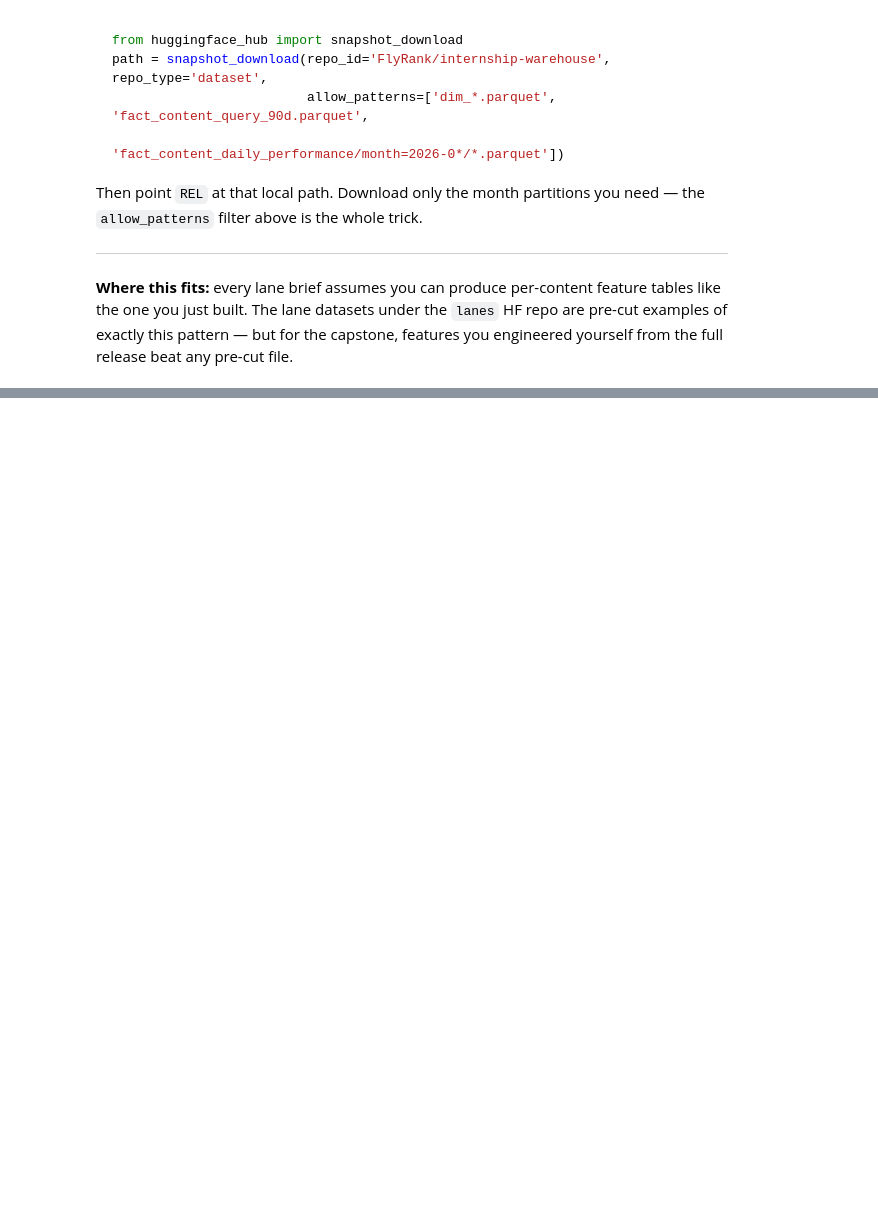
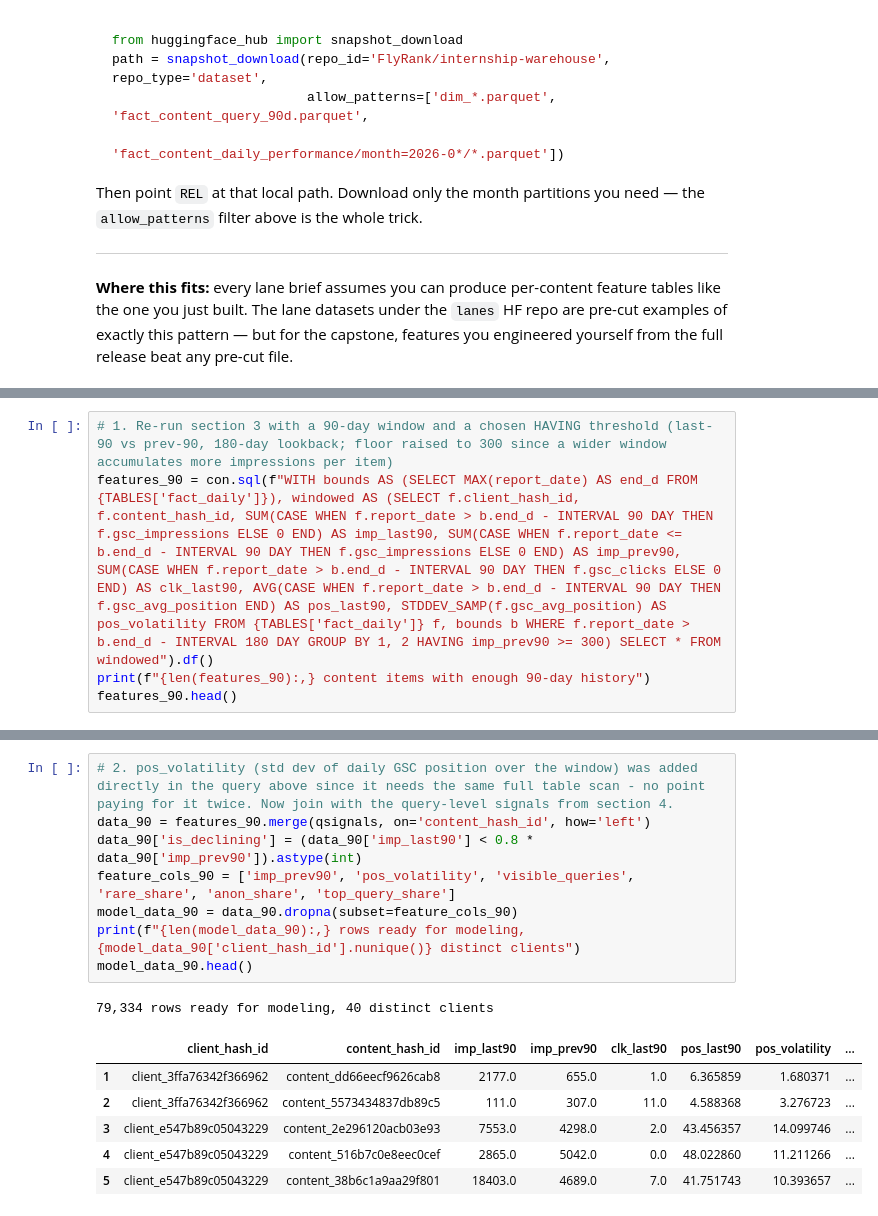
Before and after one commit to Fasiuu/FLYRANK_TASK1, a Jupyter notebook: notebooks/03_working_with_the_full_release.ipynb, the cells around one changed output, grey strips where cells are left out. Cells and saved outputs as stored; diff of their text form; blank space fills up the shorter version.

```diff
--- a/notebooks/03_working_with_the_full_release.ipynb
+++ b/notebooks/03_working_with_the_full_release.ipynb
@@ -183,0 +237,5 @@ release beat any pre-cut file.
+# %%
+# 1. Re-run section 3 with a 90-day window and a chosen HAVING threshold (last-90 vs prev-90, 180-day lookback; floor raised to 300 since a wider window accumulates more impressions per item)
+features_90 = con.sql(f"WITH bounds AS (SELECT MAX(report_date) AS end_d FROM {TABLES['fact_daily']}), windowed AS (SELECT f.client_hash_id, f.content_hash_id, SUM(CASE WHEN f.report_date > b.end_d - INTERVAL 90 DAY THEN f.gsc_impressions ELSE 0 END) AS imp_last90, SUM(CASE WHEN f.report_date <= b.end_d - INTERVAL 90 DAY THEN f.gsc_impressions ELSE 0 END) AS imp_prev90, SUM(CASE WHEN f.report_date > b.end_d - INTERVAL 90 DAY THEN f.gsc_clicks ELSE 0 END) AS clk_last90, AVG(CASE WHEN f.report_date > b.end_d - INTERVAL 90 DAY THEN f.gsc_avg_position END) AS pos_last90, STDDEV_SAMP(f.gsc_avg_position) AS pos_volatility FROM {TABLES['fact_daily']} f, bounds b WHERE f.report_date > b.end_d - INTERVAL 180 DAY GROUP BY 1, 2 HAVING imp_prev90 >= 300) SELECT * FROM windowed").df()
+print(f"{len(features_90):,} content items with enough 90-day history")
+features_90.head()
@@ -183,0 +250,16 @@ release beat any pre-cut file.
+# %%
+# 2. pos_volatility (std dev of daily GSC position over the window) was added directly in the query above since it needs the same full table scan - no point paying for it twice. Now join with the query-level signals from section 4.
+data_90 = features_90.merge(qsignals, on='content_hash_id', how='left')
+data_90['is_declining'] = (data_90['imp_last90'] < 0.8 * data_90['imp_prev90']).astype(int)
+feature_cols_90 = ['imp_prev90', 'pos_volatility', 'visible_queries', 'rare_share', 'anon_share', 'top_query_share']
+model_data_90 = data_90.dropna(subset=feature_cols_90)
+print(f"{len(model_data_90):,} rows ready for modeling, {model_data_90['client_hash_id'].nunique()} distinct clients")
+model_data_90.head()
+# %% [output]
+79,334 rows ready for modeling, 40 distinct clients
+|  | client_hash_id | content_hash_id | imp_last90 | imp_prev90 | clk_last90 | pos_last90 | pos_volatility | ... |
+| 1 | client_3ffa76342f366962 | content_dd66eecf9626cab8 | 2177.0 | 655.0 | 1.0 | 6.365859 | 1.680371 | ... |
+| 2 | client_3ffa76342f366962 | content_5573434837db89c5 | 111.0 | 307.0 | 11.0 | 4.588368 | 3.276723 | ... |
+| 3 | client_e547b89c05043229 | content_2e296120acb03e93 | 7553.0 | 4298.0 | 2.0 | 43.456357 | 14.099746 | ... |
+| 4 | client_e547b89c05043229 | content_516b7c0e8eec0cef | 2865.0 | 5042.0 | 0.0 | 48.022860 | 11.211266 | ... |
+| 5 | client_e547b89c05043229 | content_38b6c1a9aa29f801 | 18403.0 | 4689.0 | 7.0 | 41.751743 | 10.393657 | ... |
```
Also changed, not shown: parts of 9 cells of this notebook.
